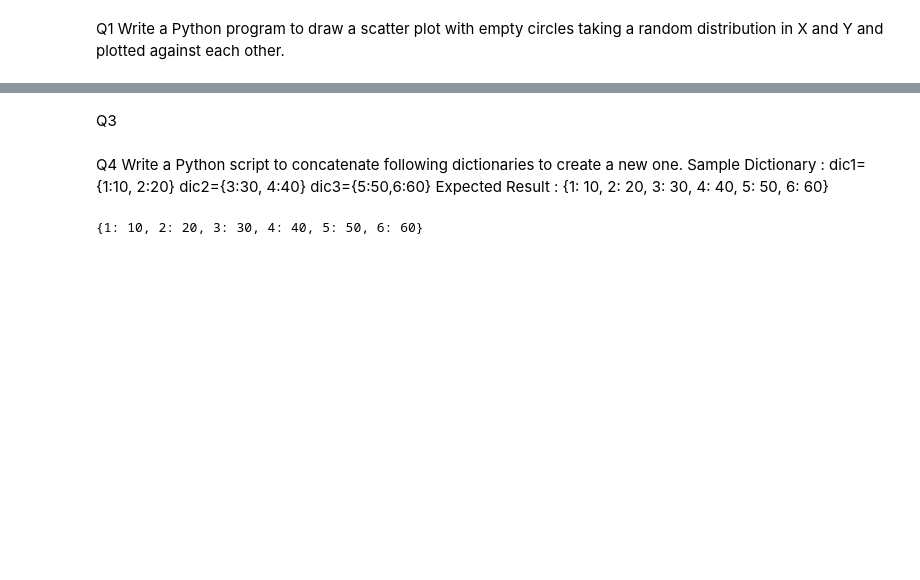
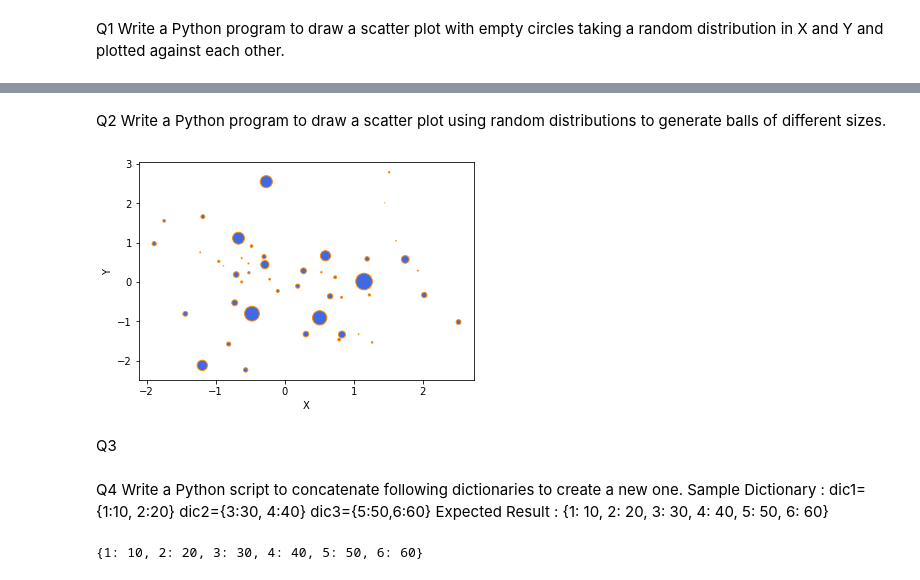
Before and after one commit to gemini30/py-pracs-cllg, a Jupyter notebook: PythonPracExam.ipynb, the cells around one changed output, grey strips where cells are left out. Cells and saved outputs as stored; diff of their text form; code cells hidden in the pictures; blank space fills up the shorter version.

```diff
--- a/PythonPracExam.ipynb
+++ b/PythonPracExam.ipynb
@@ -5,3 +17,15 @@ Q2
+# %% [markdown]
+Q2 Write a Python program to draw a scatter plot using random distributions to generate balls of different sizes.
+# %%
+x = np.random.randn(50)
+y = np.random.randn(50)
+z = math.pi*15*np.random.randn(50)**2
+plt.scatter(x,y,s=z,facecolors ='royalblue',edgecolors='darkorange')
+plt.xlabel('X')
+plt.ylabel('Y')
+plt.show()
+# %% [output]
+[figure, added]
 # %% [markdown]
 Q3
 # %% [markdown]
```
Also changed, not shown: parts of 121 cells of this notebook, 3 other files.
